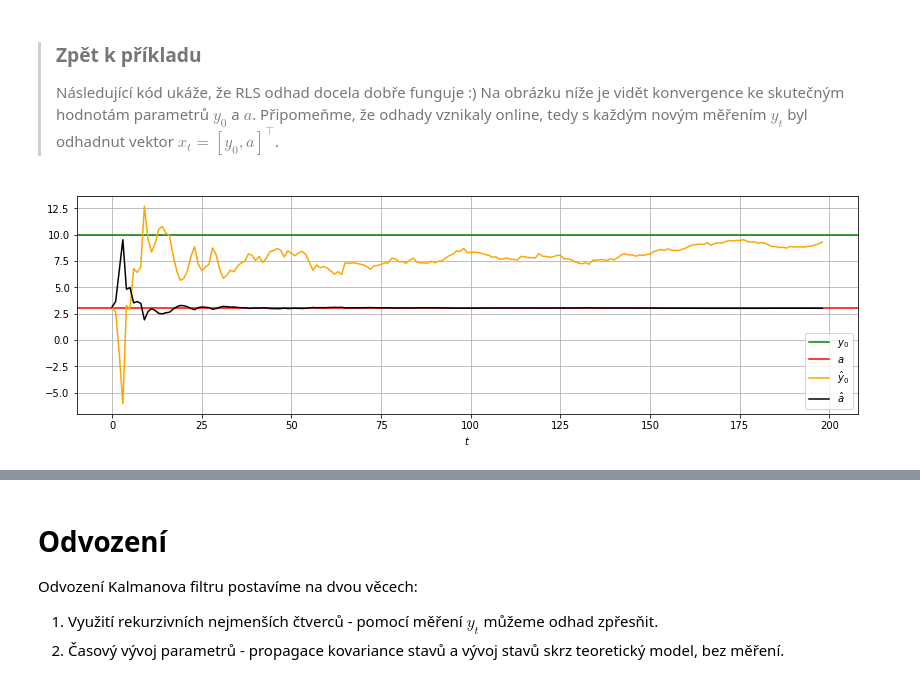
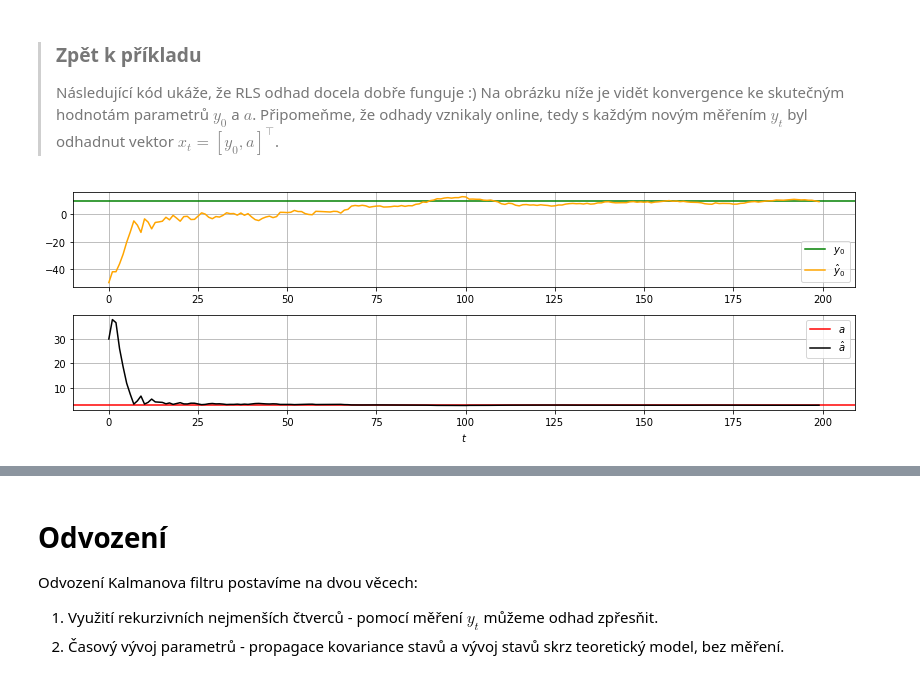
Before and after one commit to kamil-dedecius/mi-scr, a Jupyter notebook: prednasky/6.ipynb, the cells around one changed output, grey strips where cells are left out. Cells and saved outputs as stored; diff of their text form; code cells hidden in the pictures.

```diff
--- a/prednasky/6.ipynb
+++ b/prednasky/6.ipynb
@@ -45,7 +74,7 @@ $$
 > Podívejme se na simulaci, poté odvodíme RLS a zkusíme je nasadit.
 # %%
 ndat = 200
-R = 10**2
+R = 30**2
 
 y0 = v0 = 10              # Toto číslo budeme odhadovat
 a = 3                     # a toto také
@@ -54,12 +83,13 @@ x = np.array([[v0], [a]])
 y = np.zeros(ndat)
 for t in range(1, ndat):
     Ht = np.array([1, t])
-    y[t] = Ht.dot(x) + np.random.normal(scale=np.sqrt(R))
+    y[t] = Ht.dot(x) + norm.rvs(scale=np.sqrt(R))
 
 plt.figure(figsize=(14,4))
-plt.plot(y, 'r+')
+plt.plot(y, '+', label=r'Observations $y_t$')
 plt.xlabel(r'$t$')
 plt.ylabel(r'$y_t$')
 plt.title('Vývoj rychlosti')
+plt.legend()
 plt.show()
 # %% [output]
@@ -168,27 +198,37 @@ $$
 > ### Zpět k příkladu
 > Následující kód ukáže, že RLS odhad docela dobře funguje :) Na obrázku níže je vidět konvergence ke skutečným hodnotám parametrů $y_0$ a $a$. Připomeňme, že odhady vznikaly online, tedy s každým novým měřením $y_t$ byl odhadnut vektor $x_t = [y_0, a]^\intercal$.
 # %%
-x_estimates = []
-x_est = np.zeros(2)
-P = np.eye(2) * 10000
+x_estimates = np.zeros([ndat, 2])
+x_estimates[0] = np.array([-50, 30])     ### Počáteční odhad stavu
+P = np.eye(2) * 1000                     ### Kovariance odhadu - čím menší, tím "utaženější" odhad
+
+y_predictions = np.zeros_like(y)
 
 for t in range(1, ndat):
     Ht = np.array([[1, t]])
+    x_est = x_estimates[t-1]
+    # Predikce - ze stávajícího odhadu x(t)
+    y_predictions[t] = Ht.dot(x_est)
+
+    # Update odhadu x(t) pomocí RLS
     zavorka = Ht.dot(P).dot(Ht.T) + R
     K = P.dot(Ht.T) / zavorka
     x_est = x_est + K.dot(y[t] - Ht.dot(x_est))
     zavorka_P = np.eye(2) - np.outer(K, Ht)
     P = zavorka_P.dot(P).dot(zavorka_P.T) + R * np.outer(K, K)
-    x_estimates.append(x_est.copy())
+    x_estimates[t] = x_est.copy()
 
 x_estimates = np.array(x_estimates)
 plt.figure(figsize=(14,4))
+plt.subplot(2,1,1)
 plt.axhline(y=y0, color='green', label=r'$y_0$')
+plt.plot(x_estimates[:,0], color='orange', label=r'$\hat{y}_0$')
+plt.legend()
+plt.subplot(2,1,2)
 plt.axhline(y=a, color='red', label=r'$a$')
-plt.plot(x_estimates[:,0], color='orange', label=r'$\hat{y}_0$')
 plt.plot(x_estimates[:,1], color='black', label=r'$\hat{a}$')
 plt.xlabel(r'$t$')
 plt.legend()
 plt.show()
 # %% [output]
-[figure, old version]
+[figure, new version]
```
Also changed, not shown: parts of 12 cells of this notebook.
